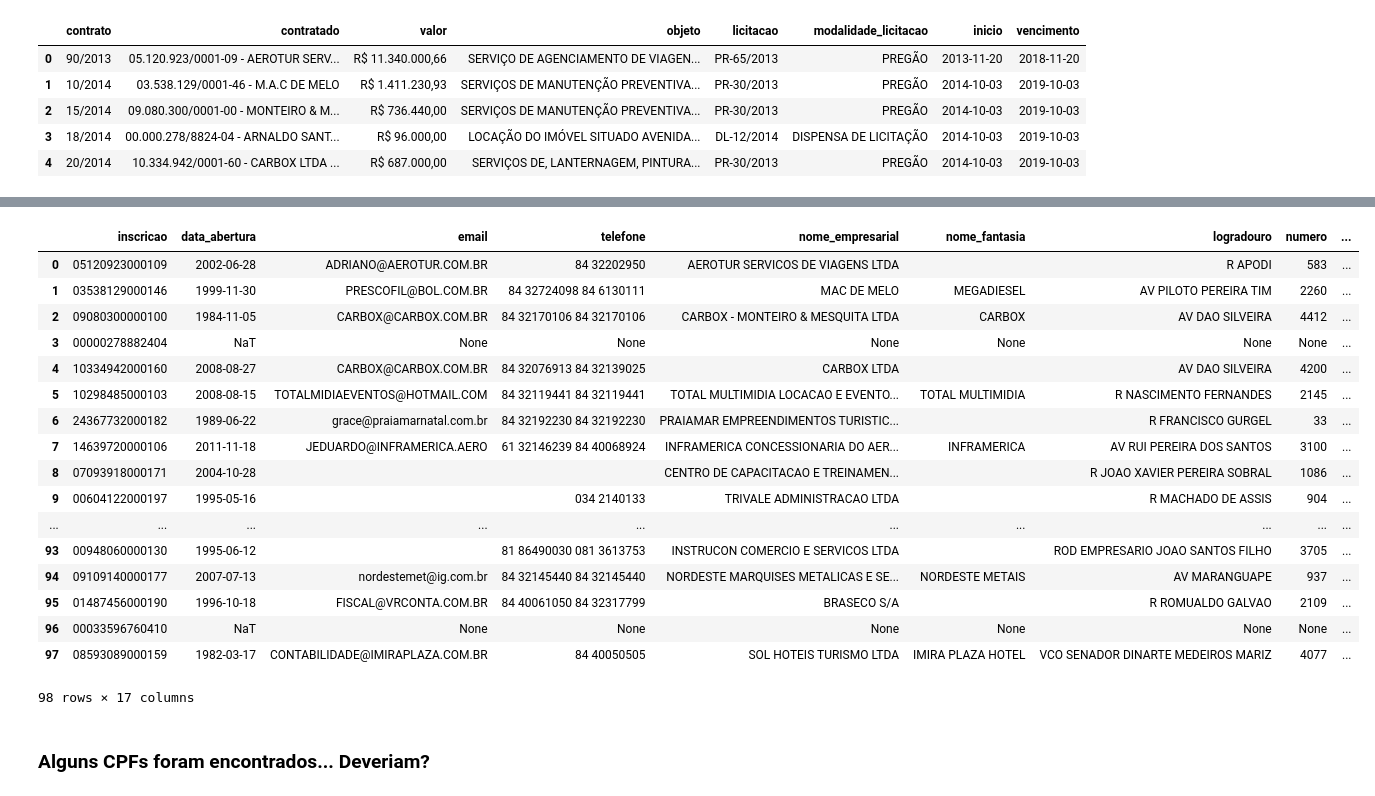
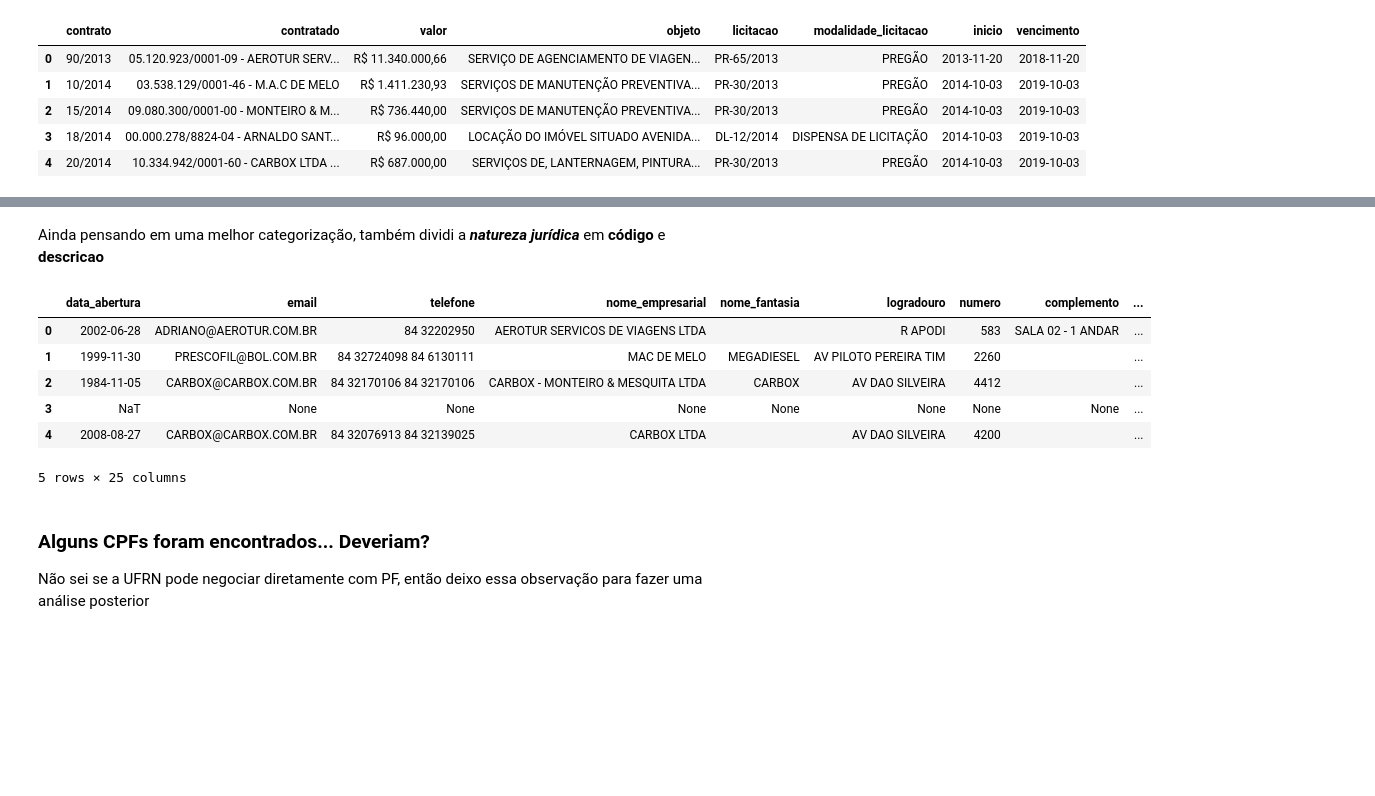
Before and after one commit to allangoncalves/analise_contratos_ufrn, a Jupyter notebook: ContratosUFRN.ipynb, the cells around one changed output, grey strips where cells are left out. Drawn from its saved outputs; the diff is of its cells as text; code cells hidden in the pictures; blank space fills up the shorter version.

Commit message:
Coluna "valor" como float + dataframe unificado

```diff
--- a/ContratosUFRN.ipynb
+++ b/ContratosUFRN.ipynb
@@ -51,22 +69,0 @@ cnpjs.reset_index(drop=True, inplace=True)
-# %%
-def get_soup(cnpj):
-    request = requests.get('http://www.portaltransparencia.gov.br/pessoa-juridica/%s' % cnpj)
-    if request.ok:
-        return BeautifulSoup(request.content)
-    else:
-        raise Exception('Servidor não respondendo!!')
-
-def get_info(cnpj):
-    data = []
-    try:
-        soup = get_soup(cnpj)
-    except:
-        return []
-    else:
-        section = soup.find('section', {'class': 'dados-tabelados'})
-#         print(section)
-        divs = section.findAll('div', {'class': 'row'})
-#         print(divs)
-        for div in divs:
-            data.extend(div.findAll('span'))
-        return [item.text for item in data]
@@ -91,3 +72,3 @@ get_info(cnpjs[0])
 # %%
-# cnpjs.apply(func=lambda x: get_info(x), axis=1)
-result = [get_info(cnpj) for cnpj in cnpjs]
+%%time
+result = [get_info(cnpj) for cnpj in df['cnpj']]
@@ -109,6 +94,6 @@ scraped_data = pd.DataFrame(result, columns=[
     'municipio',
     'uf',
 ])
-scraped_data['inscricao'] = cnpjs
-scraped_data
+scraped_data.drop('inscricao', inplace=True, axis=1)
+scraped_data.head()
 # %% [output]
@@ -132,0 +106,2 @@ scraped_data
+# %%
+scraped_data = pd.concat([scraped_data, df], axis=1)
@@ -160,28 +173,21 @@ scraped_data
+# %% [markdown]
+Ainda pensando em uma melhor categorização, também dividi a ***natureza jurídica*** em __código__ e __descricao__
 # %%
 splitted = scraped_data['natureza_juridica'].str.split(' - ', expand=True)
 scraped_data['cod_natureza'] = splitted[0].str.strip()
 scraped_data['descricao_natureza'] = splitted[1].str.strip()
 scraped_data.drop('natureza_juridica', axis=1, inplace=True)
-scraped_data
+scraped_data.head()
 # %% [output]
-|  | inscricao | data_abertura | email | telefone | nome_empresarial | nome_fantasia | logradouro | numero | ... |
-| 0 | 05120923000109 | 2002-06-28 | ADRIANO@AEROTUR.COM.BR | 84 32202950 | AEROTUR SERVICOS DE VIAGENS LTDA |  | R APODI | 583 | ... |
-| 1 | 03538129000146 | 1999-11-30 | PRESCOFIL@BOL.COM.BR | 84 32724098 84 6130111 | MAC DE MELO | MEGADIESEL | AV PILOTO PEREIRA TIM | 2260 | ... |
-| 2 | 09080300000100 | 1984-11-05 | CARBOX@CARBOX.COM.BR | 84 32170106 84 32170106 | CARBOX - MONTEIRO & MESQUITA LTDA | CARBOX | AV DAO SILVEIRA | 4412 | ... |
-| 3 | 00000278882404 | NaT | None | None | None | None | None | None | ... |
-| 4 | 10334942000160 | 2008-08-27 | CARBOX@CARBOX.COM.BR | 84 32076913 84 32139025 | CARBOX LTDA |  | AV DAO SILVEIRA | 4200 | ... |
-| 5 | 10298485000103 | 2008-08-15 | TOTALMIDIAEVENTOS@HOTMAIL.COM | 84 32119441 84 32119441 | TOTAL MULTIMIDIA LOCACAO E EVENTO... | TOTAL MULTIMIDIA | R NASCIMENTO FERNANDES | 2145 | ... |
-| 6 | 24367732000182 | 1989-06-22 | grace@praiamarnatal.com.br | 84 32192230 84 32192230 | PRAIAMAR EMPREENDIMENTOS TURISTIC... |  | R FRANCISCO GURGEL | 33 | ... |
-| 7 | 14639720000106 | 2011-11-18 | JEDUARDO@INFRAMERICA.AERO | 61 32146239 84 40068924 | INFRAMERICA CONCESSIONARIA DO AER... | INFRAMERICA | AV RUI PEREIRA DOS SANTOS | 3100 | ... |
-| 8 | 07093918000171 | 2004-10-28 |  |  | CENTRO DE CAPACITACAO E TREINAMEN... |  | R JOAO XAVIER PEREIRA SOBRAL | 1086 | ... |
-| 9 | 00604122000197 | 1995-05-16 |  | 034 2140133 | TRIVALE ADMINISTRACAO LTDA |  | R MACHADO DE ASSIS | 904 | ... |
-| ... | ... | ... | ... | ... | ... | ... | ... | ... | ... |
-| 93 | 00948060000130 | 1995-06-12 |  | 81 86490030 081 3613753 | INSTRUCON COMERCIO E SERVICOS LTDA |  | ROD EMPRESARIO JOAO SANTOS FILHO | 3705 | ... |
-| 94 | 09109140000177 | 2007-07-13 | nordestemet@ig.com.br | 84 32145440 84 32145440 | NORDESTE MARQUISES METALICAS E SE... | NORDESTE METAIS | AV MARANGUAPE | 937 | ... |
-| 95 | 01487456000190 | 1996-10-18 | FISCAL@VRCONTA.COM.BR | 84 40061050 84 32317799 | BRASECO S/A |  | R ROMUALDO GALVAO | 2109 | ... |
-| 96 | 00033596760410 | NaT | None | None | None | None | None | None | ... |
-| 97 | 08593089000159 | 1982-03-17 | CONTABILIDADE@IMIRAPLAZA.COM.BR | 84 40050505 | SOL HOTEIS TURISMO LTDA | IMIRA PLAZA HOTEL | VCO SENADOR DINARTE MEDEIROS MARIZ | 4077 | ... |
+|  | data_abertura | email | telefone | nome_empresarial | nome_fantasia | logradouro | numero | complemento | ... |
+| 0 | 2002-06-28 | ADRIANO@AEROTUR.COM.BR | 84 32202950 | AEROTUR SERVICOS DE VIAGENS LTDA |  | R APODI | 583 | SALA 02 - 1 ANDAR | ... |
+| 1 | 1999-11-30 | PRESCOFIL@BOL.COM.BR | 84 32724098 84 6130111 | MAC DE MELO | MEGADIESEL | AV PILOTO PEREIRA TIM | 2260 |  | ... |
+| 2 | 1984-11-05 | CARBOX@CARBOX.COM.BR | 84 32170106 84 32170106 | CARBOX - MONTEIRO & MESQUITA LTDA | CARBOX | AV DAO SILVEIRA | 4412 |  | ... |
+| 3 | NaT | None | None | None | None | None | None | None | ... |
+| 4 | 2008-08-27 | CARBOX@CARBOX.COM.BR | 84 32076913 84 32139025 | CARBOX LTDA |  | AV DAO SILVEIRA | 4200 |  | ... |
-98 rows × 17 columns
+5 rows × 25 columns
-# %% [markdown]
-### Alguns CPFs foram encontrados... Deveriam?
+# %% [markdown]
+### Alguns CPFs foram encontrados... Deveriam?
+
+Não sei se a UFRN pode negociar diretamente com PF, então deixo essa observação para fazer uma análise posterior
 # %%
```
Also changed, not shown: parts of 40 cells of this notebook, 3 other files.
